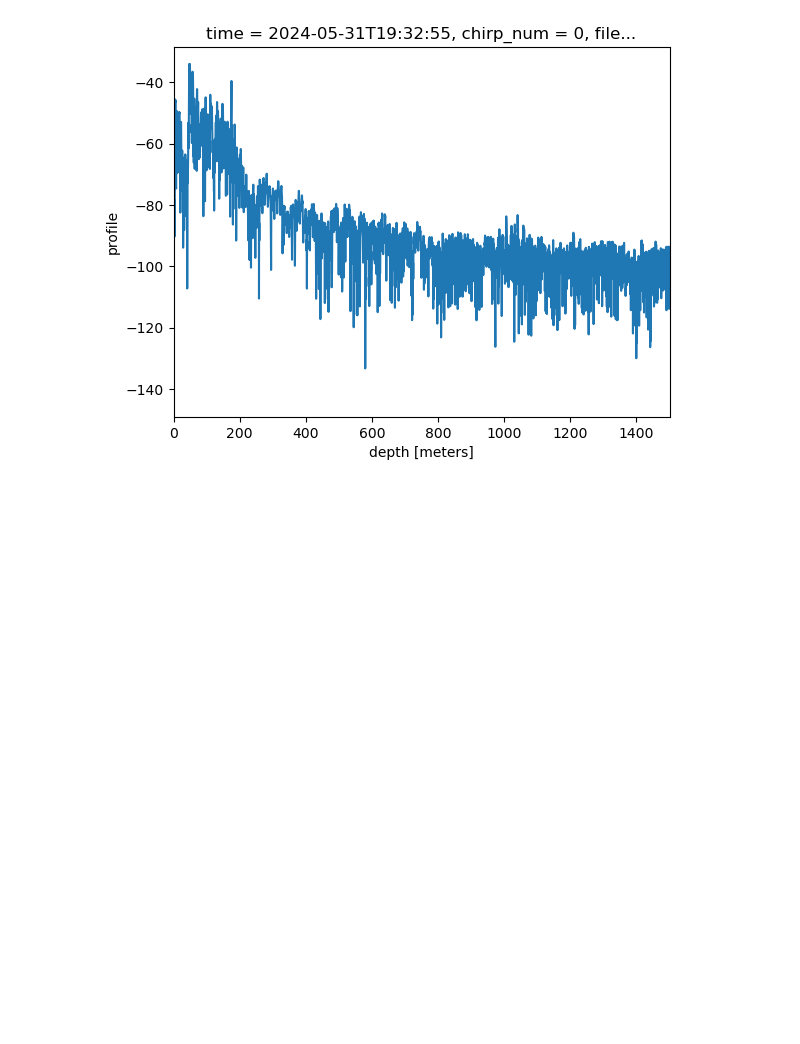
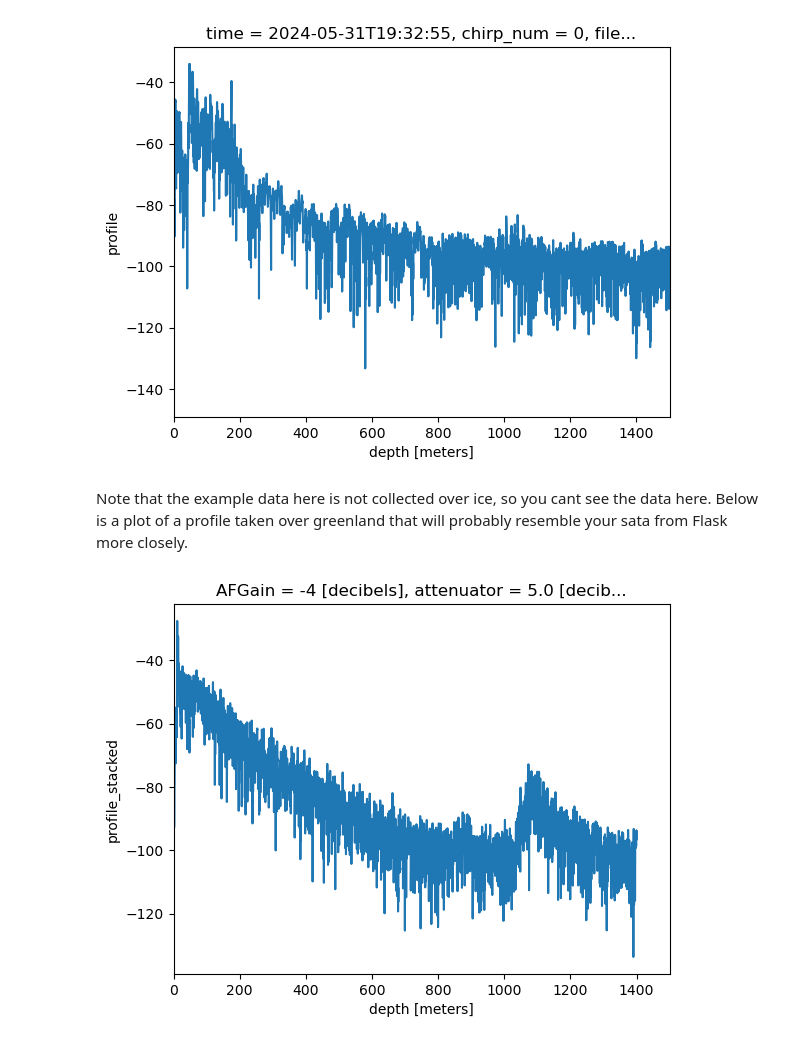
Before and after one commit to ldeo-glaciology/AntPen_NSF_NERC, a Jupyter notebook: code/apres/ApRES_deployment_QC_v1.ipynb, the cells around one changed output. Drawn from its saved outputs; the diff is of its cells as text; code cells hidden in the pictures; blank space fills up the shorter version.

Commit message:
Update QC NB with some additional plotting ideas
includes plots showing the effect of stacking

```diff
--- a/code/apres/ApRES_deployment_QC_v1.ipynb
+++ b/code/apres/ApRES_deployment_QC_v1.ipynb
@@ -95,3 +97,12 @@ unattended_data.isel(time=0, attenuator_setting_pair =0, chirp_num = 0).profile.
 # %% [output]
 [<matplotlib.lines.Line2D at 0x...>]
 [figure]
+# %% [markdown]
+Note that the example data here is not collected over ice, so you cant see the data here.
+Below is a plot of a profile taken over greenland that will probably resemble your sata from Flask more closely.
+# %%
+greenland_data = xa.load.load_zarr()
+greenland_data.isel(time=2000, attenuator_setting_pair =0).profile_stacked.dB().plot(xlim = (0, 1500))
+plt.savefig('greenland_profile_1.png')
+# %% [output]
+[figure, added]
```
Also changed, not shown: parts of 13 cells of this notebook.
